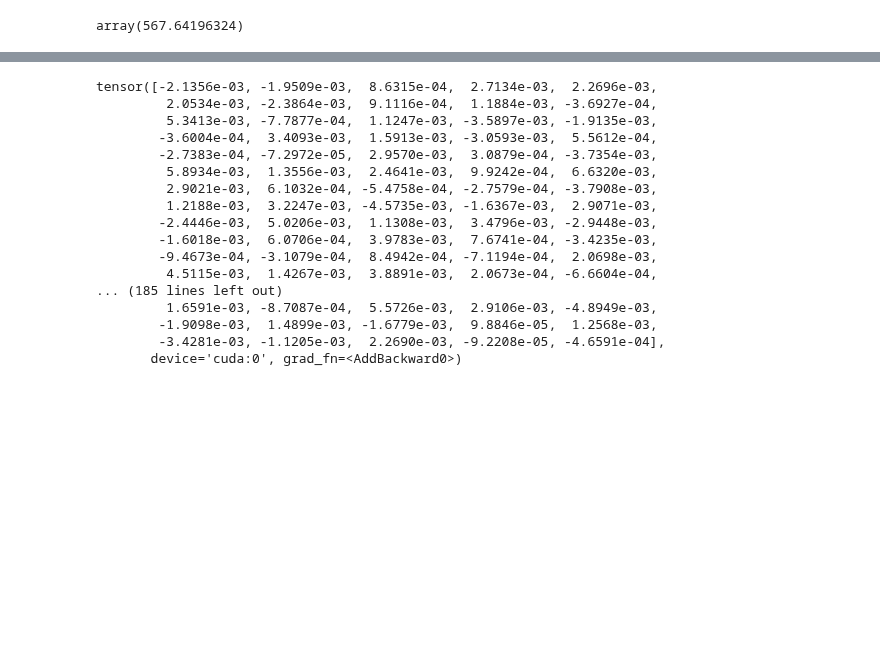
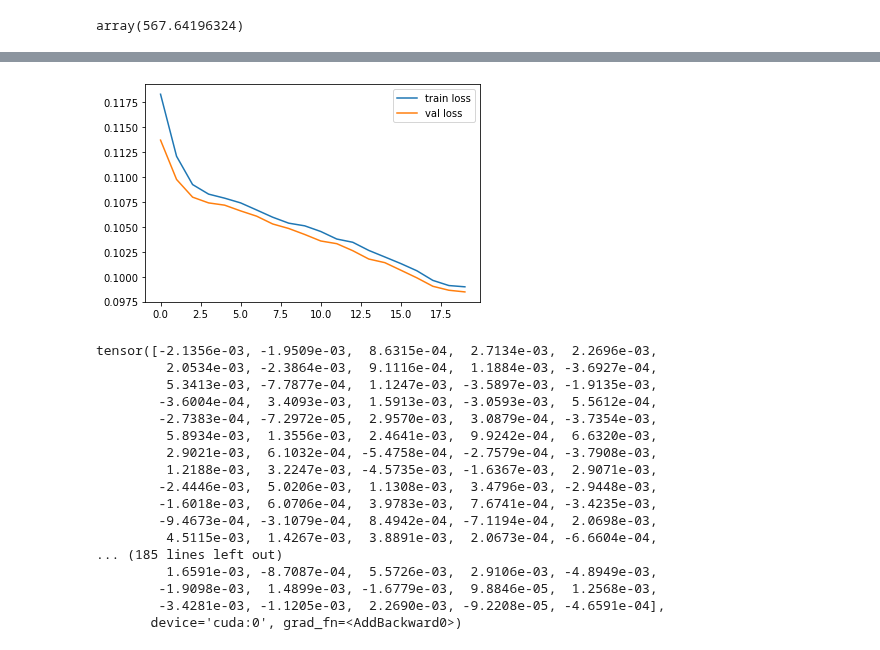
Before and after one commit to glory-99/simulation-based-inference, a Jupyter notebook: model_selection.ipynb, the cells around one changed output, grey strips where cells are left out. Saved outputs shown, nothing was run; the diff lists cells and outputs as text; code cells hidden in the pictures; blank space fills up the shorter version.

```diff
--- a/model_selection.ipynb
+++ b/model_selection.ipynb
@@ -178,7 +178,7 @@ array(567.64196324)
 normalize_c = np.max(np.abs(Y_val))
 generator.normalize_c = normalize_c
 # %%
-model = MLP(N+p, p).to(device)
+model = MLP(N, p).to(device)
 # %%
-train_losses, val_losses = train_model_with_generator(model, generator, 0.001, 256, 20, 3000, val_data=Y_val/normalize_c, val_label=beta_val)
+train_losses, val_losses = train_model_with_generator(model, generator, 0.001, 256, 20, 3000, val_data=Y_val[:,:50], val_label=beta_val)
 # %% [output]
@@ -202,3 +202,10 @@ Val loss: 0.03514
+# %%
+plt.plot(range(len(train_losses)), train_losses)
+plt.plot(range(len(train_losses)), val_losses)
+plt.legend(['train loss', 'val loss'], loc="upper right")
+plt.show()
+# %% [output]
+[figure, added]
 # %%
 model.eval()
 model(torch.from_numpy(Y_val[0,]).type(torch.float).to(device))
```
Also changed, not shown: parts of 8 cells of this notebook, 8 other files.
